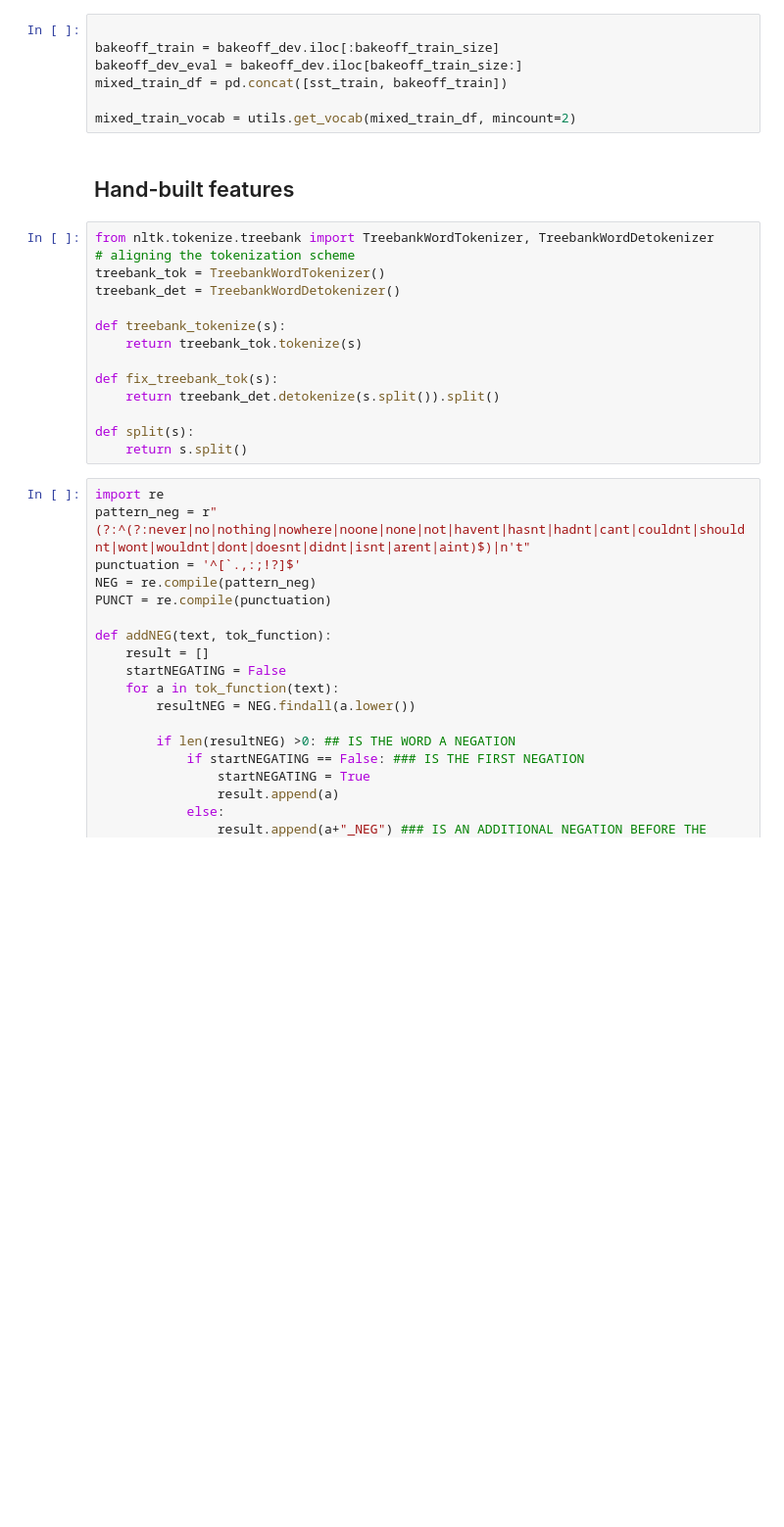
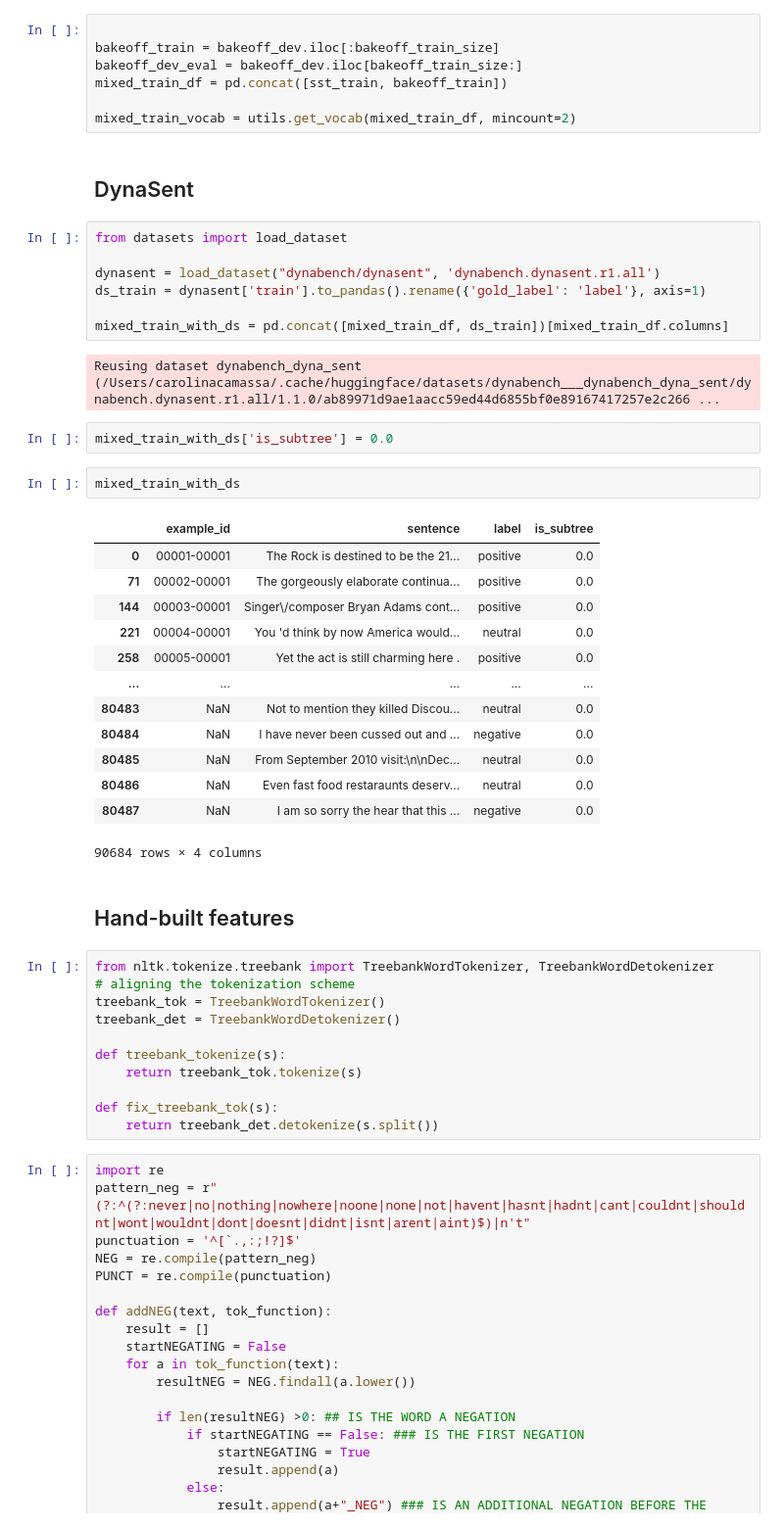
Before and after one commit to carolinacamassabdi/cs224u, a Jupyter notebook: hw_sentiment.ipynb, the cells around one changed output. Shown at 98% size. Cells and saved outputs as stored; diff of their text form; blank space fills up the shorter version.

```diff
--- a/hw_sentiment.ipynb
+++ b/hw_sentiment.ipynb
@@ -559,6 +559,35 @@ bakeoff_dev_eval = bakeoff_dev.iloc[bakeoff_train_size:]
 mixed_train_df = pd.concat([sst_train, bakeoff_train])
 
 mixed_train_vocab = utils.get_vocab(mixed_train_df, mincount=2)
+# %% [markdown]
+## DynaSent
+# %%
+from datasets import load_dataset
+
+dynasent = load_dataset("dynabench/dynasent", 'dynabench.dynasent.r1.all')
+ds_train = dynasent['train'].to_pandas().rename({'gold_label': 'label'}, axis=1)
+
+mixed_train_with_ds = pd.concat([mixed_train_df, ds_train])[mixed_train_df.columns]
+# %% [output]
+Reusing dataset dynabench_dyna_sent (/Users/carolinacamassa/.cache/huggingface/datasets/dynabench___dynabench_dyna_sent/dynabench.dynasent.r1.all/1.1.0/ab89971d9ae1aacc59ed44d6855bf0e89167417257e2c266 ...
+# %%
+mixed_train_with_ds['is_subtree'] = 0.0
+# %%
+mixed_train_with_ds
+# %% [output]
+|  | example_id | sentence | label | is_subtree |
+| 0 | 00001-00001 | The Rock is destined to be the 21... | positive | 0.0 |
+| 71 | 00002-00001 | The gorgeously elaborate continua... | positive | 0.0 |
+| 144 | 00003-00001 | Singer\/composer Bryan Adams cont... | positive | 0.0 |
+| 221 | 00004-00001 | You 'd think by now America would... | neutral | 0.0 |
+| 258 | 00005-00001 | Yet the act is still charming here . | positive | 0.0 |
+| ... | ... | ... | ... | ... |
+| 80483 | NaN | Not to mention they killed Discou... | neutral | 0.0 |
+| 80484 | NaN | I have never been cussed out and ... | negative | 0.0 |
+| 80485 | NaN | From September 2010 visit:\n\nDec... | neutral | 0.0 |
+| 80486 | NaN | Even fast food restaraunts deserv... | neutral | 0.0 |
+| 80487 | NaN | I am so sorry the hear that this ... | negative | 0.0 |
+90684 rows × 4 columns
 # %% [markdown]
 ## Hand-built features
 # %%
@@ -571,10 +600,7 @@ def treebank_tokenize(s):
     return treebank_tok.tokenize(s)
 
 def fix_treebank_tok(s):
-    return treebank_det.detokenize(s.split()).split()
-
-def split(s):
-    return s.split()
+    return treebank_det.detokenize(s.split())
 # %%
 import re
 pattern_neg = r"(?:^(?:never|no|nothing|nowhere|noone|none|not|havent|hasnt|hadnt|cant|couldnt|shouldnt|wont|wouldnt|dont|doesnt|didnt|isnt|arent|aint)$)|n't"
```
Also changed, not shown: parts of 8 cells of this notebook.
